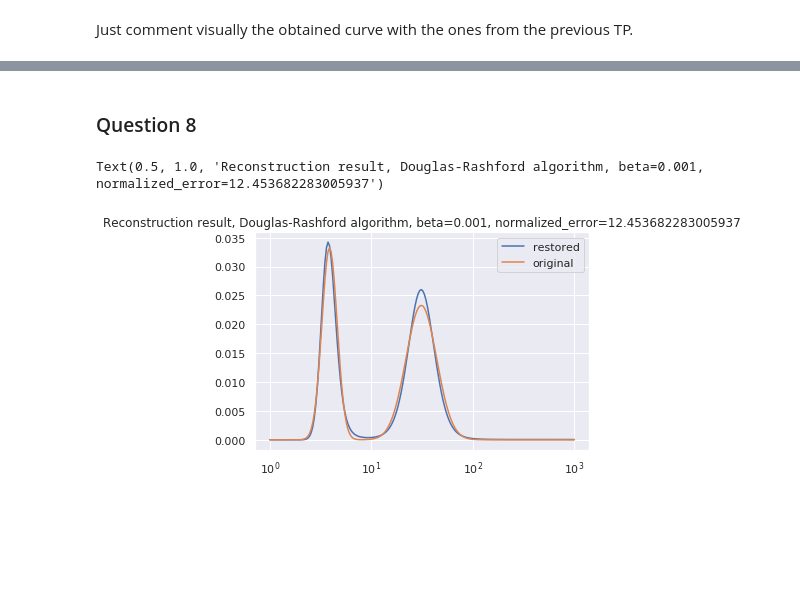
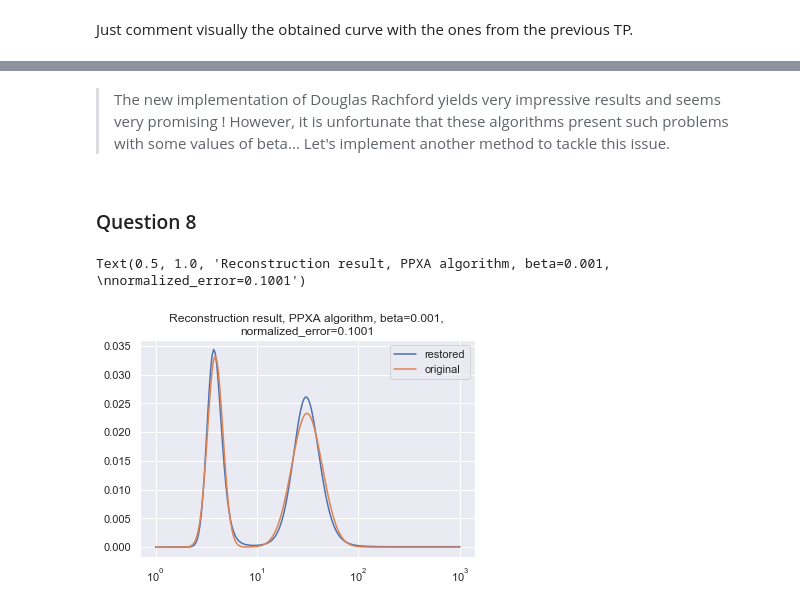
Before and after one commit to EmmanuelJhno/LabsLargeScaleDistributedOptimization, a Jupyter notebook: LSD_TPn2_2_Jehanno_Rauby.ipynb, the cells around one changed output, grey strips where cells are left out. Drawn from its saved outputs; the diff is of its cells as text; code cells hidden in the pictures; blank space fills up the shorter version.

```diff
--- a/LSD_TPn2_2_Jehanno_Rauby.ipynb
+++ b/LSD_TPn2_2_Jehanno_Rauby.ipynb
@@ -124,7 +124,7 @@ def prox_h(x, eta, k , sigma, y , M):
 # %% [markdown]
 #### Forward Backward Algorithm
 # %%
-def for_back(beta, eps=1e-6, max_iter=1000):
+def for_back(beta=7.94e-03, eps=1e-6, max_iter=1000):
     nu = np.max(abs(np.linalg.eigvals(K.T @ K)))
     # choose gamma in ]0, 2/nu[
     gamma = 1/nu
@@ -140,23 +140,22 @@ def for_back(beta, eps=1e-6, max_iter=1000):
         x_n1 = x_n + lbda * (prox_g(y_n, gamma = gamma * beta) - x_n)
         if np.isinf(x_n1).any():
             raise ValueError
-        error = np.linalg.norm(x_n1 - x_n, ord=2) / np.linalg.norm(x_n, ord=2)
-        if error < eps :
-            convergence = True
+        error = np.linalg.norm(x_n1.flatten() - x_n.flatten(), ord=2) / np.linalg.norm(x_n.flatten(), ord=2)
+        convergence = error < eps
         x_n = x_n1
 
         itr += 1
 
     return x_n, error
 
-beta=1e-2
+beta=10**-2
 x_rec_FB, error = for_back(beta, eps=1e-6, max_iter=1000)
-rec_error = np.linalg.norm(x-x_rec_FB, ord=2)/np.linalg.norm(x, ord=2)
+rec_error = np.linalg.norm(x.flatten()-x_rec_FB.flatten(), ord=2)/np.linalg.norm(x.flatten(), ord=2)
 fg, ax = plt.subplots(1,1)
 ax.set_xscale('log')
 ax.plot(T_n_exp, x_rec_FB, label='restored')
 ax.plot(T_n_exp, x, label='original')
 ax.legend()
-ax.set_title('Reconstruction result, Forward-Backward algorithm, beta={0}, normalized_error={1}'.format(beta,
+ax.set_title('Reconstruction result, Forward-Backward algorithm, beta={0:.3e}, \nnormalized_error={1:.4f}'.format(beta,
                                                                                                     rec_error))
 # %% [output]
@@ -167,7 +166,7 @@ The use of the exp makes the implementation numerically instable which does not
 # %% [markdown]
 #### Douglas-Rachford Algorithm
 # %%
-def doug_rach(beta, eps=1e-6, max_iter=1000):
+def doug_rach(beta=5.01e-05, eps=1e-6, max_iter=1000):
     nu = np.max(abs(np.linalg.eigvals(K.T @ K)))
     # choose gamma in ]0, 2/nu[
     gamma = 1 #1/nu
@@ -184,23 +183,22 @@ def doug_rach(beta, eps=1e-6, max_iter=1000):
         x_n1 = x_n + lbda * (z_n - y_n)
         if np.isinf(x_n1).any():
             raise ValueError
-        error = np.linalg.norm(x_n1 - x_n, ord=2) / np.linalg.norm(x_n, ord=2)
-        if error < eps :
-            convergence = True
+        error = np.linalg.norm(x_n1.flatten() - x_n.flatten(), ord=2) / np.linalg.norm(x_n.flatten(), ord=2)
+        convergence = error < eps
         x_n = x_n1
 
         itr += 1
 
     return x_n, error
 
-beta = 1e-3 #0.000159
+beta = 10**-4 #0.000159
 x_rec_DR, error = doug_rach(beta, eps=1e-6, max_iter=1000)
-rec_error = np.linalg.norm(x-x_rec_DR, ord=2)/np.linalg.norm(x, ord=2)
+rec_error = np.linalg.norm(x.flatten()-x_rec_DR.flatten(), ord=2)/np.linalg.norm(x.flatten(), ord=2)
 fg, ax = plt.subplots(1,1)
 ax.set_xscale('log')
 ax.plot(T_n_exp, x_rec_DR, label='restored')
 ax.plot(T_n_exp, x, label='original')
 ax.legend()
-ax.set_title('Reconstruction result, Douglas-Rashford algorithm, beta={0}, normalized_error={1}'.format(beta,
-                                                                                                    rec_error))
+ax.set_title('Reconstruction result, Douglas-Rachford algorithm, beta={0:.3e}, \nnormalized_error={1:.4f}'.format(
+                                                                                                beta, rec_error))
 # %% [output]
@@ -281,3 +367,5 @@ Just comment visually the obtained curve with the ones from the previous TP.
+# %% [markdown]
+>The new implementation of Douglas Rachford yields very impressive results and seems very promising ! However, it is unfortunate that these algorithms present such problems with some values of beta... Let's implement another method to tackle this issue.
 # %% [markdown]
 ### Question 8
 # %%
@@ -290,39 +378,39 @@ def ppxa(beta, eps=1e-6, max_iter=1000):
     lbda = 1/2 #delta/2#
     eta = 1e-3
     sigma = 1e-2
     M = 1e-4
     itr = 0
-    x_n_1, x_n_2 = np.zeros(K.shape[1]), np.zeros(K.shape[0])  #np.random.random(x.shape)
+    x_n_1, x_n_2 = np.zeros(K.shape[1]), np.zeros(K.shape[0])
     mat = np.linalg.inv(K.T @ K + np.eye(K.shape[1]))
     v_n = mat @ (x_n_1 + K.T @ x_n_2)
     convergence = False
     while itr < max_iter and not convergence:
         y_n_1 = prox_g(x_n_1, gamma = beta)
         y_n_2 = prox_h(x_n_2, eta, K , sigma, y , M)
         c_n = mat @ (y_n_1 + K.T @ y_n_2)
         x_n_1 = x_n_1 + lbda * (2 * c_n - v_n - y_n_1)
         x_n_2 = x_n_2 + lbda * ( K @ (2 * c_n - v_n) - y_n_2)
         v_n_1 = v_n + lbda  * (c_n - v_n)
         if np.isinf(x_n_1).any():
             raise ValueError
-        error = np.linalg.norm(v_n_1 - v_n, ord=2) / np.linalg.norm(v_n, ord=2)
+        error = np.linalg.norm(v_n_1.flatten() - v_n.flatten(), ord=2) / np.linalg.norm(v_n.flatten(), ord=2)
         if error < eps :
             convergence = True
         v_n = v_n_1
         itr += 1
 
     return v_n, error
 
 beta = 1e-3 #0.000159
-x_rec_DR, error = ppxa(beta, eps=1e-6, max_iter=1000)
-rec_error = np.linalg.norm(x-x_rec_DR, ord=2)/np.linalg.norm(x, ord=2)
+x_rec_ppxa, error = ppxa(beta, eps=1e-6, max_iter=1000)
+rec_error = np.linalg.norm(x.flatten()-x_rec_ppxa.flatten(), ord=2)/np.linalg.norm(x.flatten(), ord=2)
 fg, ax = plt.subplots(1,1)
 ax.set_xscale('log')
-ax.plot(T_n_exp, x_rec_DR, label='restored')
+ax.plot(T_n_exp, x_rec_ppxa, label='restored')
 ax.plot(T_n_exp, x, label='original')
 ax.legend()
-ax.set_title('Reconstruction result, Douglas-Rashford algorithm, beta={0}, normalized_error={1}'.format(beta,
-                                                                                                    rec_error))
+ax.set_title('Reconstruction result, PPXA algorithm, beta={0}, \nnormalized_error={1:.4f}'.format(beta,
+                                                                                                  rec_error))
 # %% [output]
-Text(0.5, 1.0, 'Reconstruction result, Douglas-Rashford algorithm, beta=0.001, normalized_error=12.453682283005937')
+Text(0.5, 1.0, 'Reconstruction result, PPXA algorithm, beta=0.001, \nnormalized_error=0.1001')
-[figure, old version]
+[figure, new version]
```
Also changed, not shown: parts of 13 cells of this notebook.
